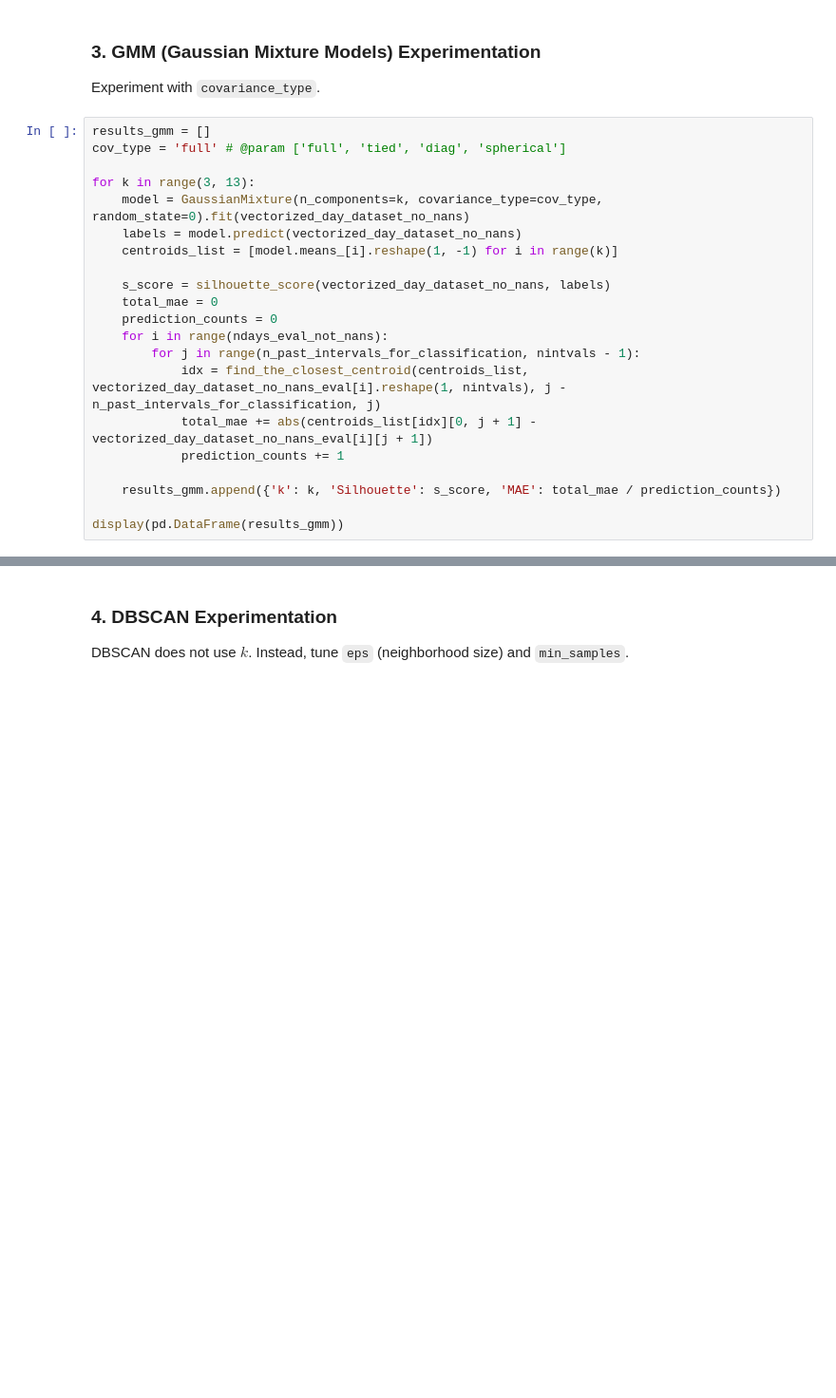
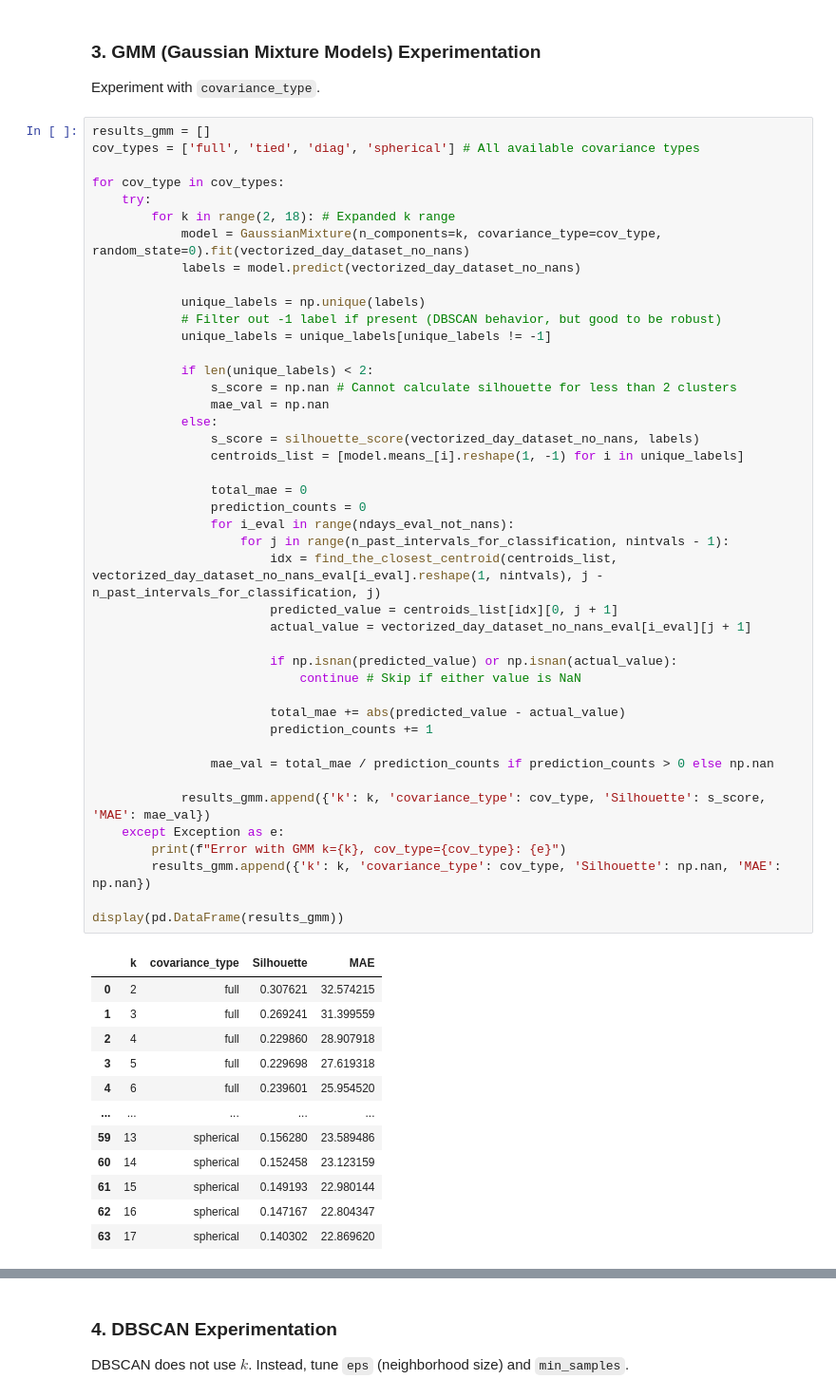
Before and after one commit to martinroth25/ai_transportation_course, a Jupyter notebook: Exercise_5_Clustering/exercise_5_clustering.ipynb, the cells around one changed output, grey strips where cells are left out. Shown at 95% size. Cells and saved outputs as stored; diff of their text form; blank space fills up the shorter version.

```diff
--- a/Exercise_5_Clustering/exercise_5_clustering.ipynb
+++ b/Exercise_5_Clustering/exercise_5_clustering.ipynb
@@ -880,22 +935,57 @@ display(pd.DataFrame(results_agg))
 Experiment with `covariance_type`.
 # %%
 results_gmm = []
-cov_type = 'full' # @param ['full', 'tied', 'diag', 'spherical']
+cov_types = ['full', 'tied', 'diag', 'spherical'] # All available covariance types
 
-for k in range(3, 13):
-    model = GaussianMixture(n_components=k, covariance_type=cov_type, random_state=0).fit(vectorized_day_dataset_no_nans)
-    labels = model.predict(vectorized_day_dataset_no_nans)
-    centroids_list = [model.means_[i].reshape(1, -1) for i in range(k)]
+for cov_type in cov_types:
+    try:
+        for k in range(2, 18): # Expanded k range
+            model = GaussianMixture(n_components=k, covariance_type=cov_type, random_state=0).fit(vectorized_day_dataset_no_nans)
+            labels = model.predict(vectorized_day_dataset_no_nans)
 
-    s_score = silhouette_score(vectorized_day_dataset_no_nans, labels)
-    total_mae = 0
-    prediction_counts = 0
-    for i in range(ndays_eval_not_nans):
-        for j in range(n_past_intervals_for_classification, nintvals - 1):
-            idx = find_the_closest_centroid(centroids_list, vectorized_day_dataset_no_nans_eval[i].reshape(1, nintvals), j - n_past_intervals_for_classification, j)
-            total_mae += abs(centroids_list[idx][0, j + 1] - vectorized_day_dataset_no_nans_eval[i][j + 1])
-            prediction_counts += 1
+            unique_labels = np.unique(labels)
+            # Filter out -1 label if present (DBSCAN behavior, but good to be robust)
+            unique_labels = unique_labels[unique_labels != -1]
 
-    results_gmm.append({'k': k, 'Silhouette': s_score, 'MAE': total_mae / prediction_counts})
+            if len(unique_labels) < 2:
+                s_score = np.nan # Cannot calculate silhouette for less than 2 clusters
+                mae_val = np.nan
+            else:
+                s_score = silhouette_score(vectorized_day_dataset_no_nans, labels)
+                centroids_list = [model.means_[i].reshape(1, -1) for i in unique_labels]
+
+                total_mae = 0
+                prediction_counts = 0
+                for i_eval in range(ndays_eval_not_nans):
+                    for j in range(n_past_intervals_for_classification, nintvals - 1):
+                        idx = find_the_closest_centroid(centroids_list, vectorized_day_dataset_no_nans_eval[i_eval].reshape(1, nintvals), j - n_past_intervals_for_classification, j)
+                        predicted_value = centroids_list[idx][0, j + 1]
+                        actual_value = vectorized_day_dataset_no_nans_eval[i_eval][j + 1]
+
+                        if np.isnan(predicted_value) or np.isnan(actual_value):
+                            continue # Skip if either value is NaN
+
+                        total_mae += abs(predicted_value - actual_value)
+                        prediction_counts += 1
+
+                mae_val = total_mae / prediction_counts if prediction_counts > 0 else np.nan
+
+            results_gmm.append({'k': k, 'covariance_type': cov_type, 'Silhouette': s_score, 'MAE': mae_val})
+    except Exception as e:
+        print(f"Error with GMM k={k}, cov_type={cov_type}: {e}")
+        results_gmm.append({'k': k, 'covariance_type': cov_type, 'Silhouette': np.nan, 'MAE': np.nan})
 
 display(pd.DataFrame(results_gmm))
+# %% [output]
+|  | k | covariance_type | Silhouette | MAE |
+| 0 | 2 | full | 0.307621 | 32.574215 |
+| 1 | 3 | full | 0.269241 | 31.399559 |
+| 2 | 4 | full | 0.229860 | 28.907918 |
+| 3 | 5 | full | 0.229698 | 27.619318 |
+| 4 | 6 | full | 0.239601 | 25.954520 |
+| ... | ... | ... | ... | ... |
+| 59 | 13 | spherical | 0.156280 | 23.589486 |
+| 60 | 14 | spherical | 0.152458 | 23.123159 |
+| 61 | 15 | spherical | 0.149193 | 22.980144 |
+| 62 | 16 | spherical | 0.147167 | 22.804347 |
+| 63 | 17 | spherical | 0.140302 | 22.869620 |
```
Also changed, not shown: parts of 11 cells of this notebook.
